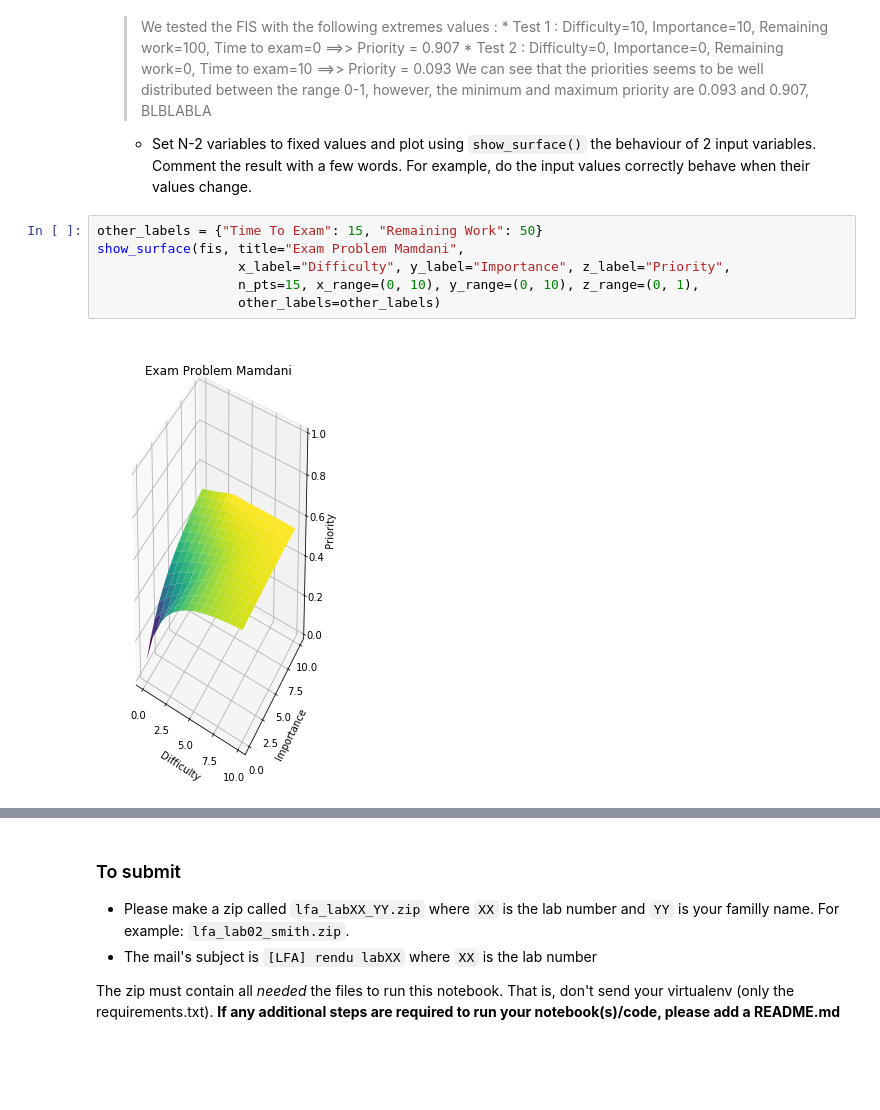
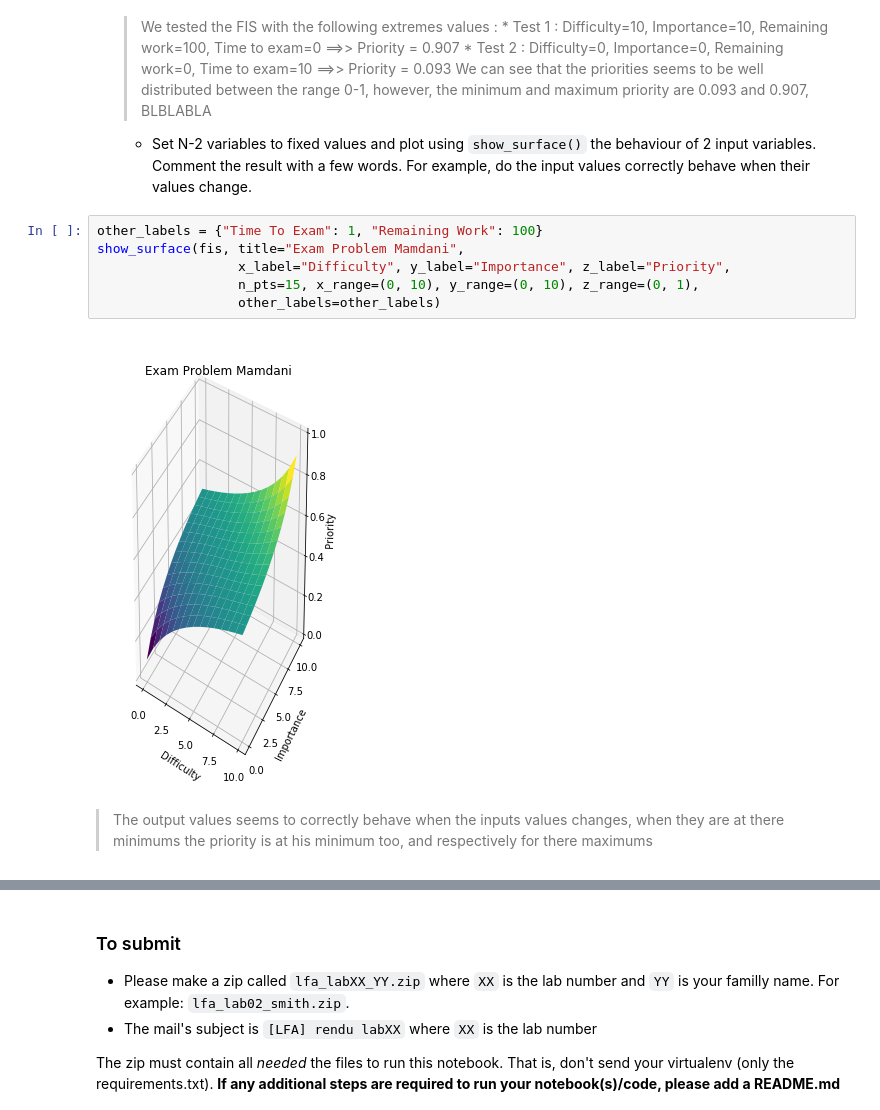
Before and after one commit to X4l1b1/LFA_Labs, a Jupyter notebook: 050_exam_problem/000_exam_problem.ipynb, the cells around one changed output, grey strips where cells are left out. Drawn from its saved outputs; the diff is of its cells as text; blank space fills up the shorter version.

```diff
--- a/050_exam_problem/000_exam_problem.ipynb
+++ b/050_exam_problem/000_exam_problem.ipynb
@@ -406,12 +403,14 @@ print(fis.predict(input_values))
    > We can see that the priorities seems to be well distributed between the range 0-1, however, the minimum and maximum priority are 0.093 and 0.907, BLBLABLA
   * Set N-2 variables to fixed values and plot using `show_surface()` the behaviour of 2 input variables. Comment the result with a few words. For example, do the input values correctly behave when their values change.
 # %%
-other_labels = {"Time To Exam": 15, "Remaining Work": 50}
+other_labels = {"Time To Exam": 1, "Remaining Work": 100}
 show_surface(fis, title="Exam Problem Mamdani",
                   x_label="Difficulty", y_label="Importance", z_label="Priority",
                   n_pts=15, x_range=(0, 10), y_range=(0, 10), z_range=(0, 1),
                   other_labels=other_labels)
 # %% [output]
-[figure, old version]
+[figure, new version]
+# %% [markdown]
+> The output values seems to correctly behave when the inputs values changes, when they are at there minimums the priority is at his minimum too, and respectively for there maximums
 # %% [markdown]
 * Generally, can you indicate some cons or weaknesses a such FIS could have? Does your FIS (or any FIS modelling the exam problem) incorporates everything to fully answer the exam problem? Is there something you know your FIS cannot capture that might help to predict the priority?
```
Also changed, not shown: parts of 2 cells of this notebook.
